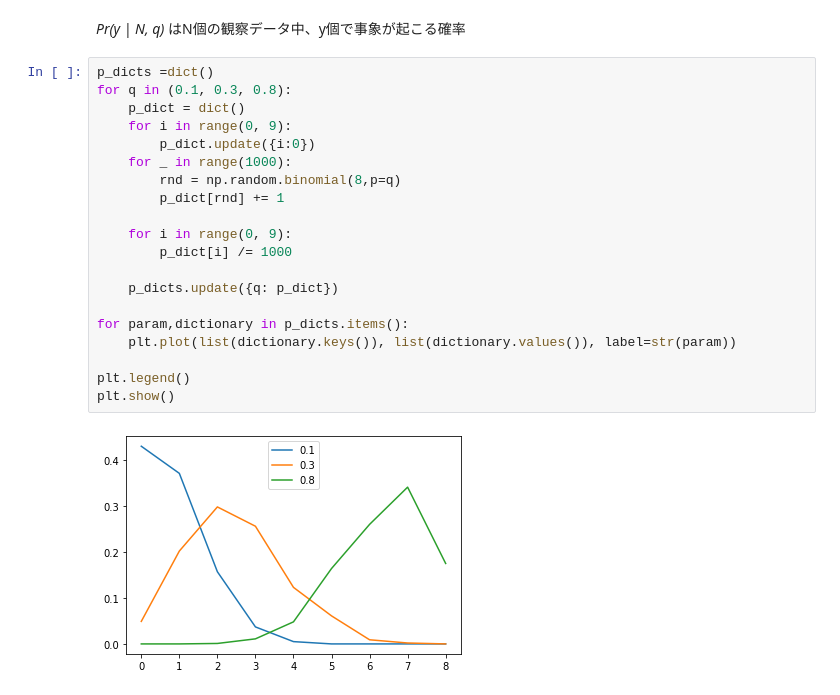
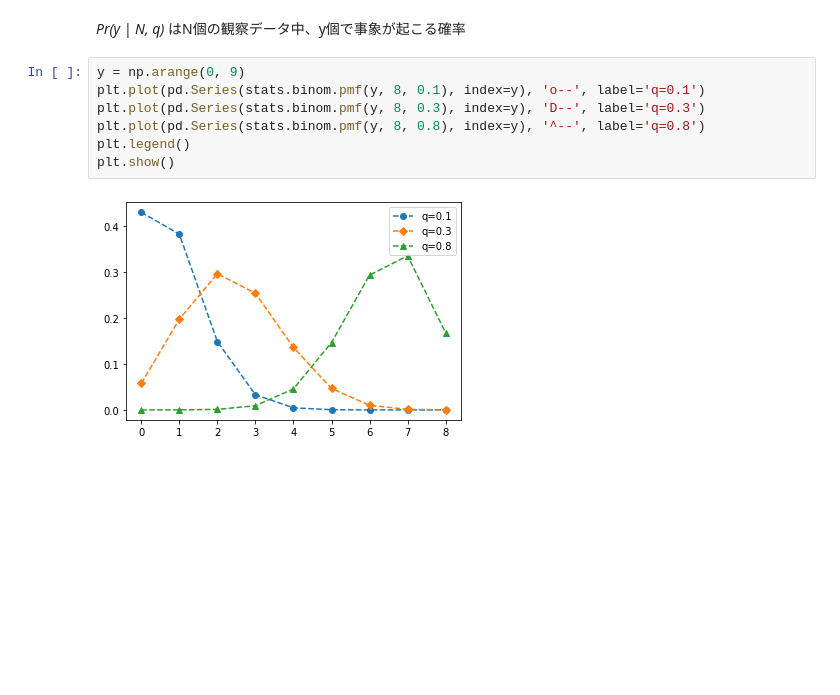
Before and after one commit to KFurudate/Midoribon, a Jupyter notebook: chap6.ipynb, the cells around one changed output. Saved outputs shown, nothing was run; the diff lists cells and outputs as text; blank space fills up the shorter version.

```diff
--- a/chap6.ipynb
+++ b/chap6.ipynb
@@ -72,25 +72,12 @@ plt.show()
 二項分布とは、結果が2値であるベルヌーイの施行を独立にn回行った（上限がある）ときの確率変数をあらわす離散確率分布。
 # %% [markdown]
 *Pr(y | N, q)* はN個の観察データ中、y個で事象が起こる確率
-# %%
-p_dicts =dict()
-for q in (0.1, 0.3, 0.8):
-    p_dict = dict()
-    for i in range(0, 9):
-        p_dict.update({i:0})
-    for _ in range(1000):
-        rnd = np.random.binomial(8,p=q)
-        p_dict[rnd] += 1
-
-    for i in range(0, 9):
-        p_dict[i] /= 1000
-
-    p_dicts.update({q: p_dict})
-
-for param,dictionary in p_dicts.items():
-    plt.plot(list(dictionary.keys()), list(dictionary.values()), label=str(param))
-
-plt.legend()
-plt.show()
-# %% [output]
-[figure, removed]
+# %%
+y = np.arange(0, 9)
+plt.plot(pd.Series(stats.binom.pmf(y, 8, 0.1), index=y), 'o--', label='q=0.1')
+plt.plot(pd.Series(stats.binom.pmf(y, 8, 0.3), index=y), 'D--', label='q=0.3')
+plt.plot(pd.Series(stats.binom.pmf(y, 8, 0.8), index=y), '^--', label='q=0.8')
+plt.legend()
+plt.show()
+# %% [output]
+[figure, added]
```
Also changed, not shown: parts of 28 cells of this notebook.
